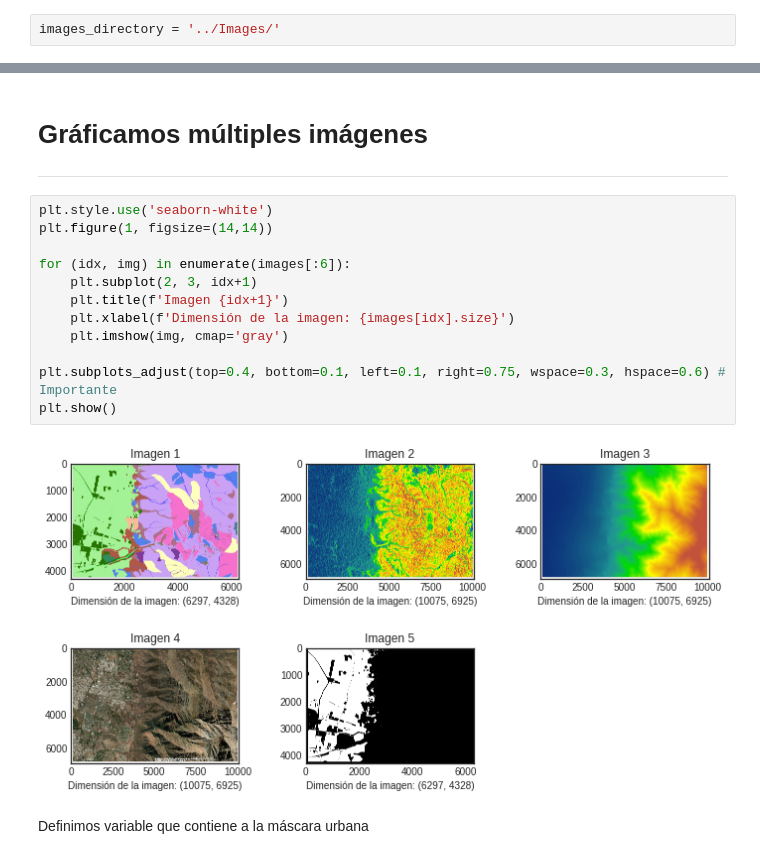
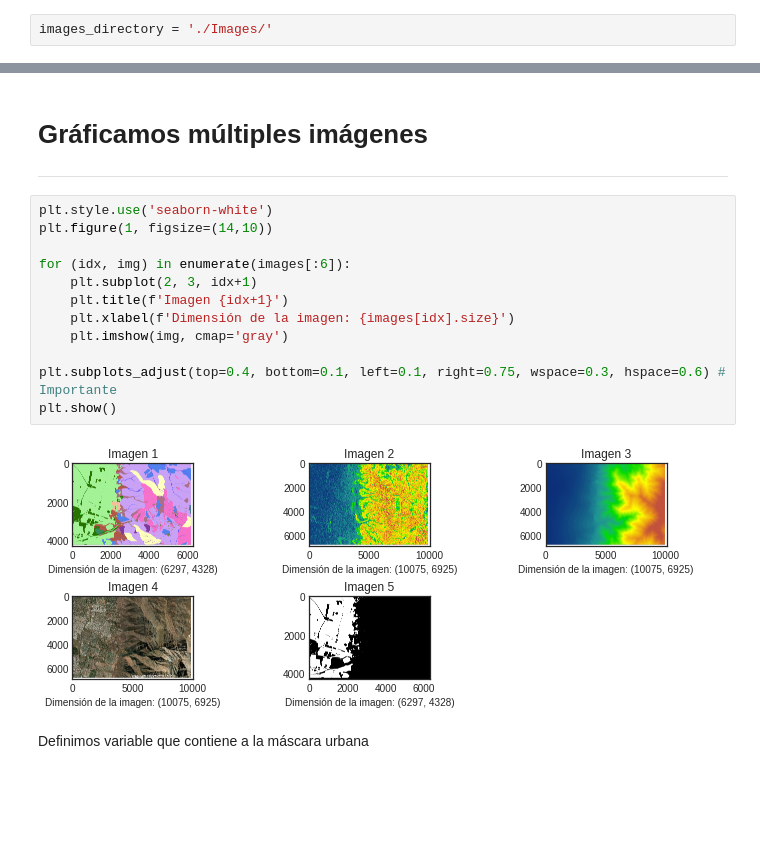
Before and after one commit to jbekios/segmetation-geology, a Jupyter notebook: Notebook_Proyecto.ipynb, the cells around one changed output, grey strips where cells are left out. Saved outputs shown, nothing was run; the diff lists cells and outputs as text; blank space fills up the shorter version.

Commit message:
feat(images): añadido imagenes.

```diff
--- a/Notebook_Proyecto.ipynb
+++ b/Notebook_Proyecto.ipynb
@@ -24,7 +24,7 @@ from PIL import Image
 # %% [markdown]
 Incluímos una variable llamada `images_directory` que contiene la ruta de las imágenes
 # %%
-images_directory = '../Images/'
+images_directory = './Images/'
 # %%
 files = os.listdir(images_directory) # Listamos todos los archivos del directorio
 
@@ -60,18 +60,18 @@ plt.show() # Para no mostrar etiqueta <matplotlib.image.AxesImage at....>
 ---
 # %%
 plt.style.use('seaborn-white')
-plt.figure(1, figsize=(14,14))
+plt.figure(1, figsize=(14,10))
 
 for (idx, img) in enumerate(images[:6]):
     plt.subplot(2, 3, idx+1)
     plt.title(f'Imagen {idx+1}')
     plt.xlabel(f'Dimensión de la imagen: {images[idx].size}')
     plt.imshow(img, cmap='gray')
 
 plt.subplots_adjust(top=0.4, bottom=0.1, left=0.1, right=0.75, wspace=0.3, hspace=0.6) # Importante
 plt.show()
 # %% [output]
-[figure, old version]
+[figure, new version]
 # %% [markdown]
 Definimos variable que contiene a la máscara urbana
 # %%
```
Also changed, not shown: parts of 6 cells of this notebook, 6 other files.
